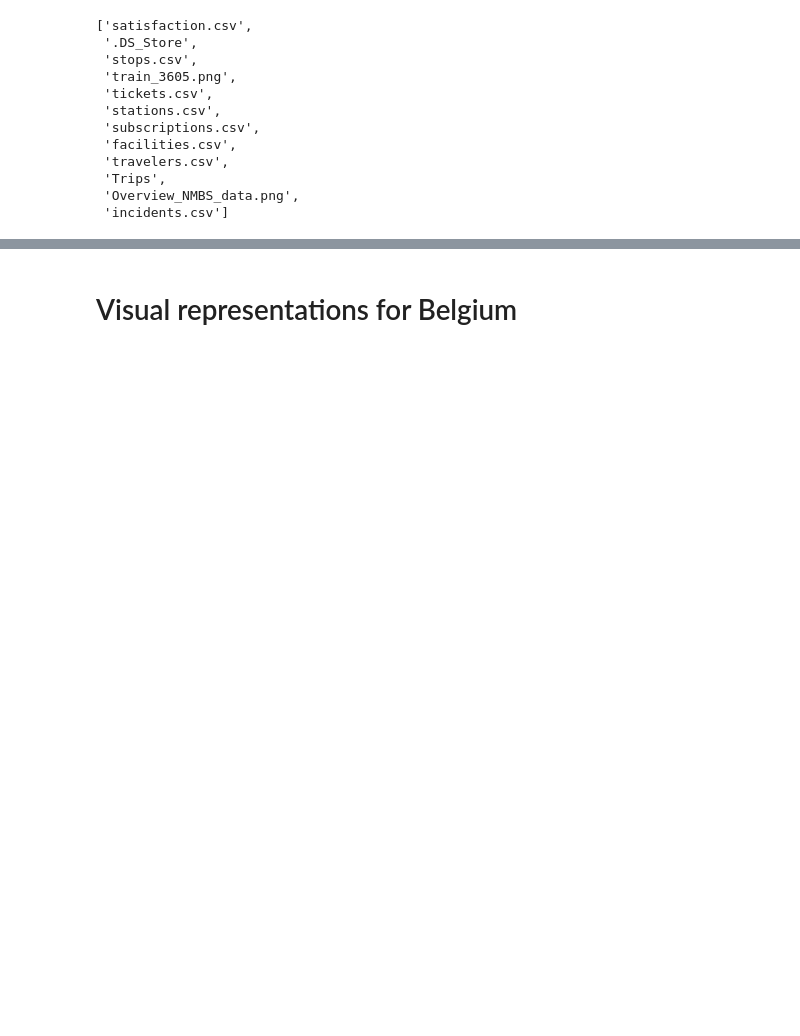
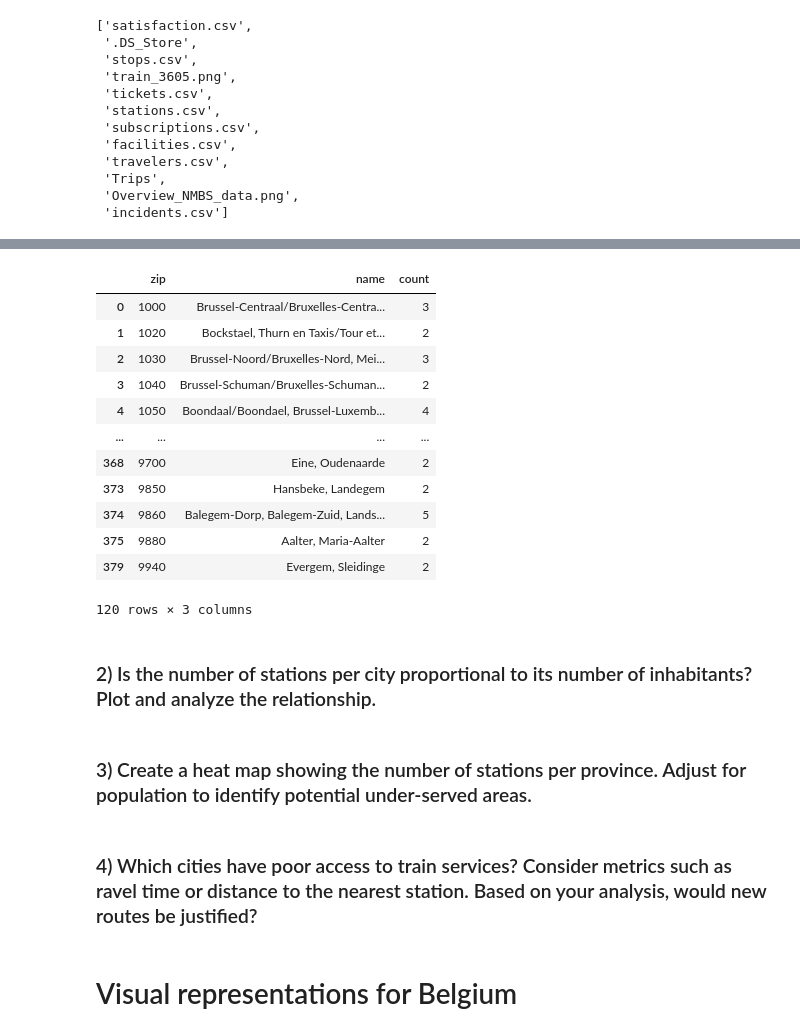
Before and after one commit to Mathissemeynen/ACRM-group-11, a Jupyter notebook: StationCoverageAccesibility.ipynb, the cells around one changed output, grey strips where cells are left out. Cells and saved outputs as stored; diff of their text form; code cells hidden in the pictures; blank space fills up the shorter version.

Commit message:
Toevoeging Data Preparation en uitbreiding StationCoverageAccesibility

```diff
--- a/StationCoverageAccesibility.ipynb
+++ b/StationCoverageAccesibility.ipynb
@@ -57,0 +50,4 @@ justified?
+# %%
+stations = stations[stations['country-code'] == 'be']
+facilities = facilities[facilities['zip'].notna()]
+stations_facilities = pd.merge(stations, facilities, on='station_id', how='outer')
@@ -57,0 +70,15 @@ justified?
+# %%
+# Group by ZIP code and aggregate facility names + count
+zip_summary = (
+    facilities
+    .groupby('zip')
+    .agg({
+        'name' : lambda x: ', '.join(sorted(x.unique())),
+        # join all unique facility names in one cell
+        'zip': 'count'  # this will be renamed below
+    })
+    .rename(columns={'zip': 'count'})
+    .reset_index()
+)
+
+print(zip_summary)
@@ -58,3 +100,26 @@ justified?
+# %%
+multiple_stations = zip_summary[zip_summary['count'] > 1]
+multiple_stations
+# %% [output]
+|  | zip | name | count |
+| 0 | 1000 | Brussel-Centraal/Bruxelles-Centra... | 3 |
+| 1 | 1020 | Bockstael, Thurn en Taxis/Tour et... | 2 |
+| 2 | 1030 | Brussel-Noord/Bruxelles-Nord, Mei... | 3 |
+| 3 | 1040 | Brussel-Schuman/Bruxelles-Schuman... | 2 |
+| 4 | 1050 | Boondaal/Boondael, Brussel-Luxemb... | 4 |
+| ... | ... | ... | ... |
+| 368 | 9700 | Eine, Oudenaarde | 2 |
+| 373 | 9850 | Hansbeke, Landegem | 2 |
+| 374 | 9860 | Balegem-Dorp, Balegem-Zuid, Lands... | 5 |
+| 375 | 9880 | Aalter, Maria-Aalter | 2 |
+| 379 | 9940 | Evergem, Sleidinge | 2 |
+120 rows × 3 columns
+# %% [markdown]
+### 2) Is the number of stations per city proportional to its number of inhabitants? Plot and analyze the relationship.
+# %% [markdown]
+### 3) Create a heat map showing the number of stations per province. Adjust for population to identify potential under-served areas.
+# %% [markdown]
+### 4) Which cities have poor access to train services? Consider metrics such as ravel time or distance to the nearest station. Based on your analysis, would new routes be justified?
 # %% [markdown]
 # Visual representations for Belgium
 # %%
```
Also changed, not shown: parts of 5 cells of this notebook, 2 other files.
